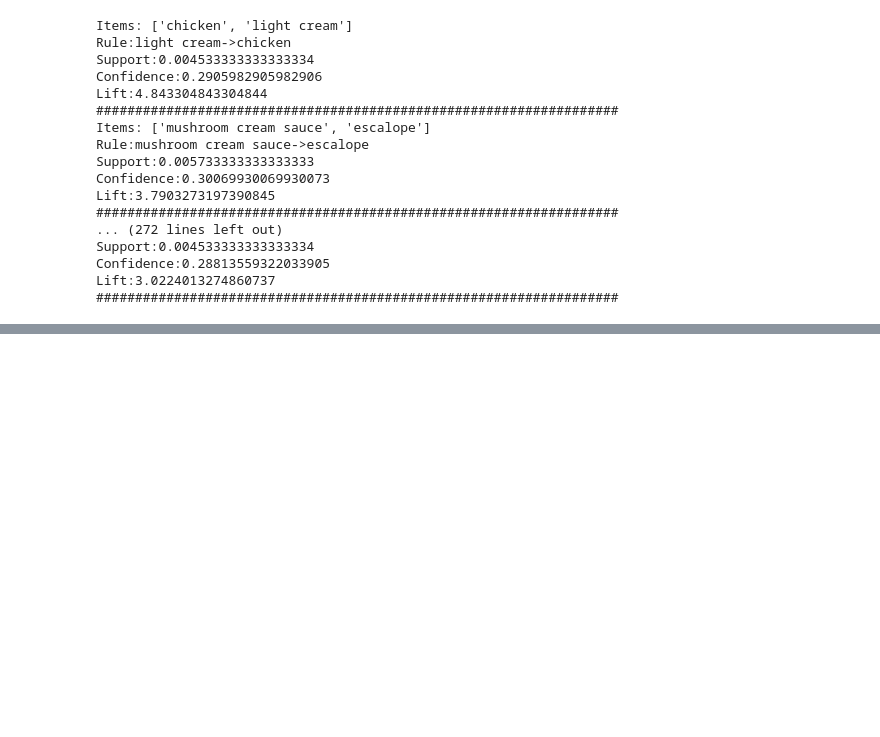
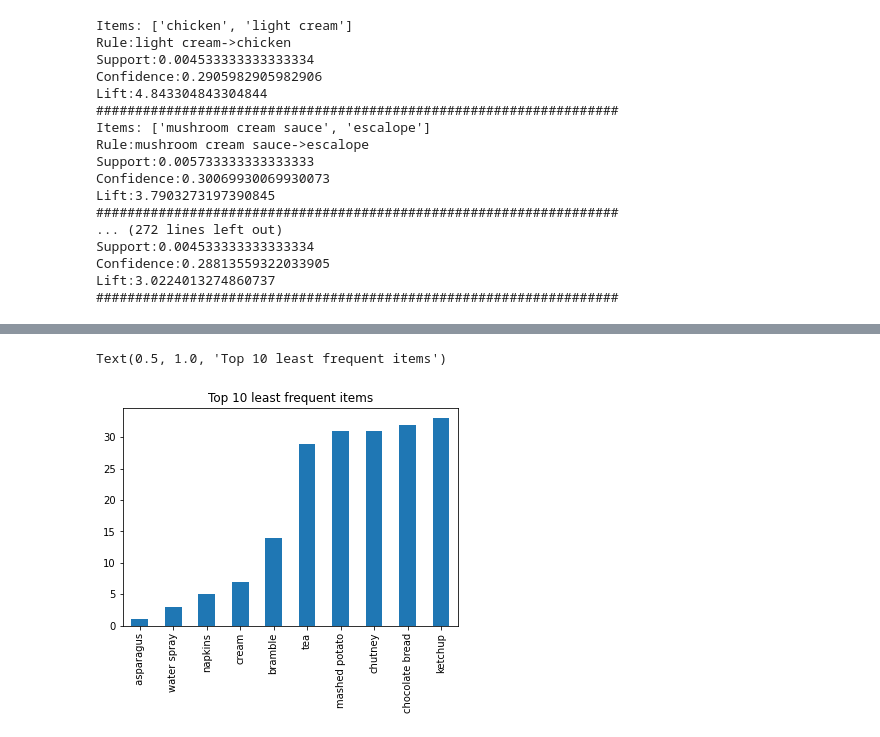
Before and after one commit to KrishnaRJ422/Market_Basket_Analysis, a Jupyter notebook: market_basket_analysis.ipynb, the cells around one changed output, grey strips where cells are left out. Saved outputs shown, nothing was run; the diff lists cells and outputs as text; code cells hidden in the pictures; blank space fills up the shorter version.

```diff
--- a/market_basket_analysis.ipynb
+++ b/market_basket_analysis.ipynb
@@ -151,0 +161,6 @@ Lift:3.0224013274860737
+# %%
+p=item_counts.nsmallest(10).plot(kind='bar')
+p.set_title('Top 10 least frequent items')
+# %% [output]
+Text(0.5, 1.0, 'Top 10 least frequent items')
+[figure, added]
```
Also changed, not shown: parts of 4 cells of this notebook.
